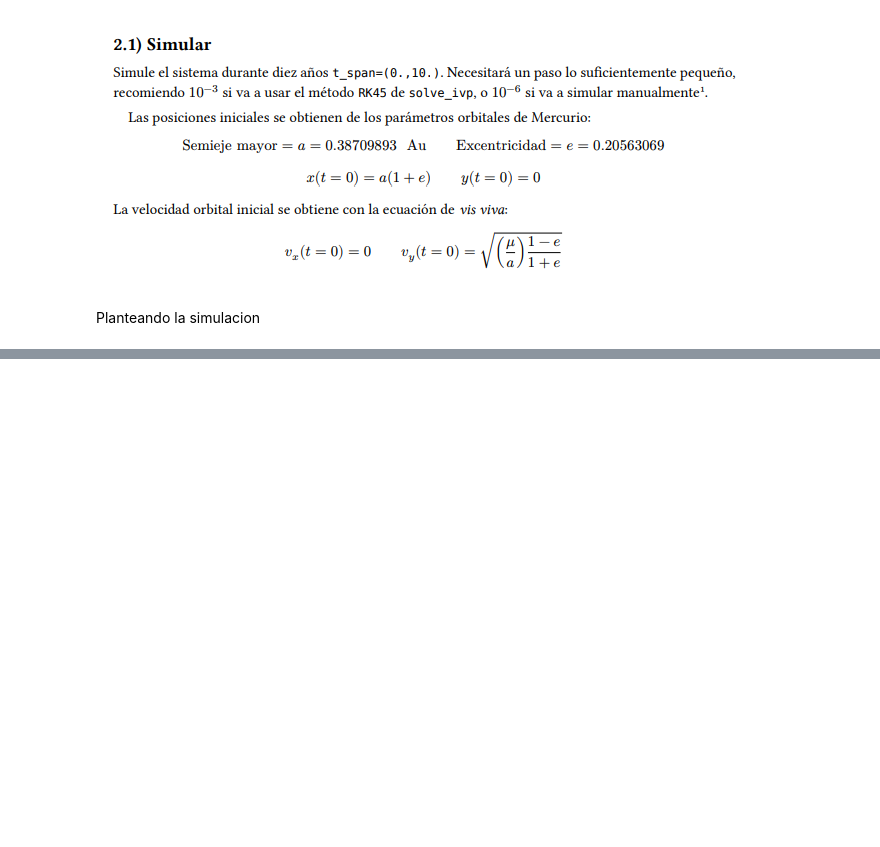
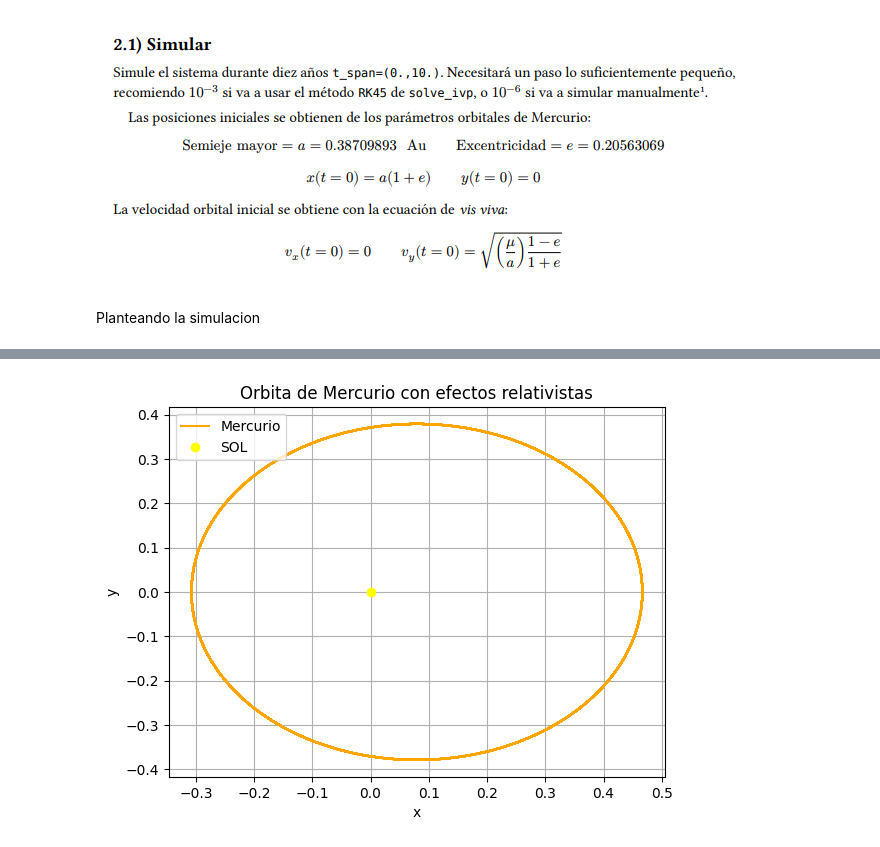
Before and after one commit to Metodos-Computacionales-II/Talleres, a Jupyter notebook: Taller 3/Taller 3.ipynb, the cells around one changed output, grey strips where cells are left out. Saved outputs shown, nothing was run; the diff lists cells and outputs as text; code cells hidden in the pictures; blank space fills up the shorter version.

```diff
--- a/Taller 3/Taller 3.ipynb
+++ b/Taller 3/Taller 3.ipynb
@@ -64,12 +70,20 @@ alpha=1.09778201*10**(-8)
 a=0.38709893
 e=0.20563069
 x_0=a*(1.+e)
-y_0=0
-vx_0=0
+y_0=0.
+vx_0=0.
 vy_0=np.sqrt((u/a)*((1-e)/(1+e)))
 # %% [markdown]
 Planteando la simulacion
-# %%
-def simulacion():
-
-    return None
+# %%
+def simulacion(t,y):
+    x,vx,y,vy=y
+    r = np.sqrt(x**2 + y**2)
+    f = -u / r**2 * (1 + alpha / r**2)
+    ax = f * (x / r)
+    ay = f * (y / r)
+    return [vx, ax, vy, ay]
+y0=[x_0,vx_0,y_0,vy_0]
+t=np.linspace(0,10,10000)
+solucion=solve_ivp(simulacion,t_span=(0,10),y0=y0,method="RK45",t_eval=t,rtol=1e-10, atol=1e-13)
+solucion
@@ -75,0 +105,11 @@ def simulacion():
+# %%
+plt.plot(solucion.y[0],solucion.y[2],color="orange",label="Mercurio")
+plt.plot([0],[0],'ro',color='yellow',label="SOL")
+plt.xlabel("x")
+plt.ylabel("y")
+plt.title("Orbita de Mercurio con efectos relativistas")
+plt.legend(loc=2)
+plt.grid()
+plt.show()
+# %% [output]
+[figure, added]
```
Also changed, not shown: parts of 11 cells of this notebook.
